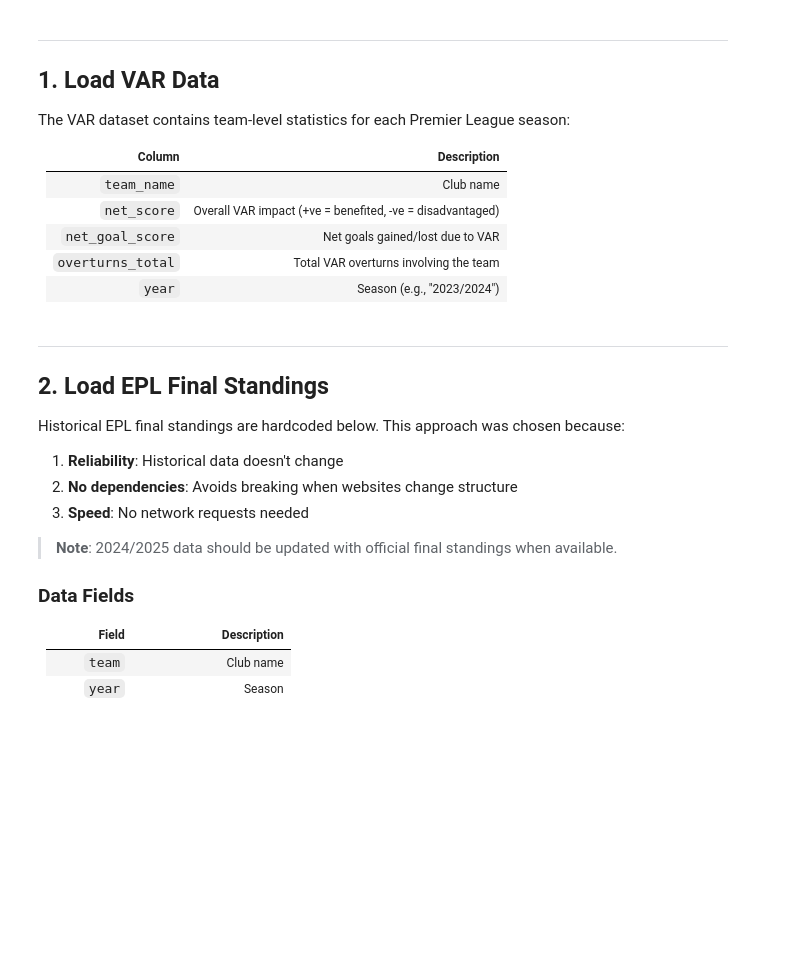
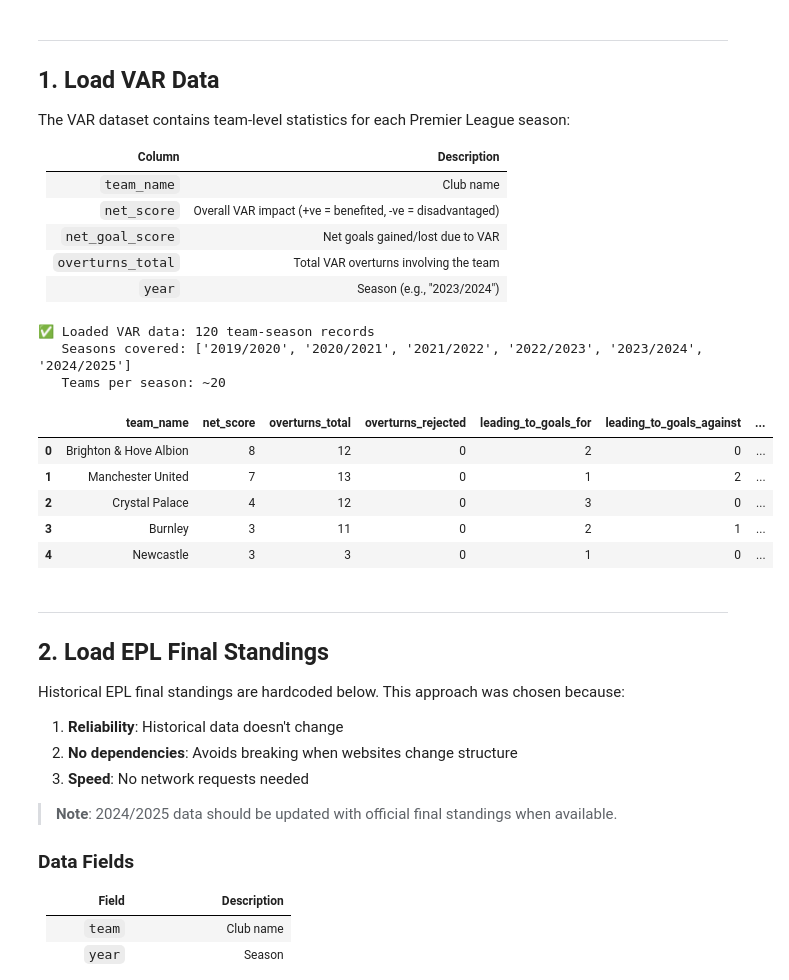
Before and after one commit to adamhkb/var-in-pl, a Jupyter notebook: VAR_Analysis_League_Correlation.ipynb, the cells around one changed output. Cells and saved outputs as stored; diff of their text form; code cells hidden in the pictures; blank space fills up the shorter version.

```diff
--- a/VAR_Analysis_League_Correlation.ipynb
+++ b/VAR_Analysis_League_Correlation.ipynb
@@ -58,23 +60,33 @@ The VAR dataset contains team-level statistics for each Premier League season:
 | `year` | Season (e.g., "2023/2024") |
 # %%
 # Load VAR decisions data
-var_df = pd.read_csv('var_decisions_all_seasons.csv')
+var_df = pd.read_csv('data/var_decisions_all_seasons.csv')
 
 # Clean and convert numeric columns
 var_df['net_score'] = pd.to_numeric(
     var_df['net_score'].astype(str).str.replace('+', ''),
     errors='coerce'
 )
 var_df['net_goal_score'] = pd.to_numeric(
     var_df['net_goal_score'].astype(str).str.replace('+', ''),
     errors='coerce'
 ).fillna(0)
 
 print(f'✅ Loaded VAR data: {len(var_df)} team-season records')
 print(f'   Seasons covered: {sorted(var_df["year"].unique())}')
 print(f'   Teams per season: ~{len(var_df) // var_df["year"].nunique()}')
 
 var_df.head()
+# %% [output]
+✅ Loaded VAR data: 120 team-season records
+   Seasons covered: ['2019/2020', '2020/2021', '2021/2022', '2022/2023', '2023/2024', '2024/2025']
+   Teams per season: ~20
+|  | team_name | net_score | overturns_total | overturns_rejected | leading_to_goals_for | leading_to_goals_against | ... |
+| 0 | Brighton & Hove Albion | 8 | 12 | 0 | 2 | 0 | ... |
+| 1 | Manchester United | 7 | 13 | 0 | 1 | 2 | ... |
+| 2 | Crystal Palace | 4 | 12 | 0 | 3 | 0 | ... |
+| 3 | Burnley | 3 | 11 | 0 | 2 | 1 | ... |
+| 4 | Newcastle | 3 | 3 | 0 | 1 | 0 | ... |
 # %% [markdown]
 ---
 
```
Also changed, not shown: parts of 10 cells of this notebook, 31 other files.
